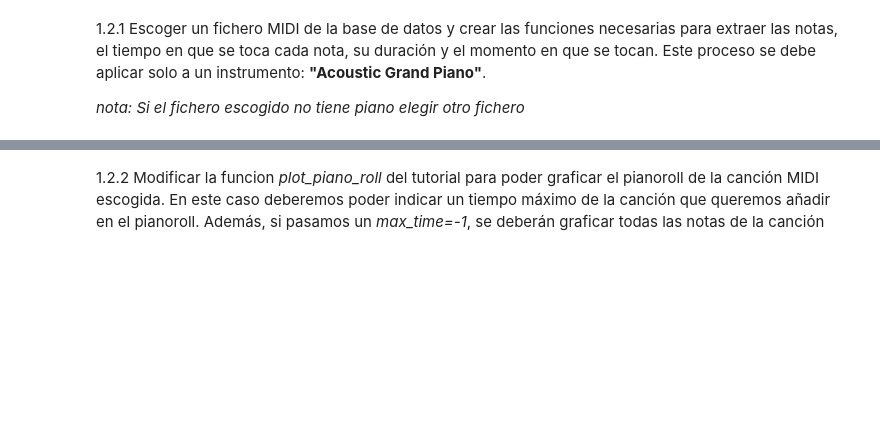
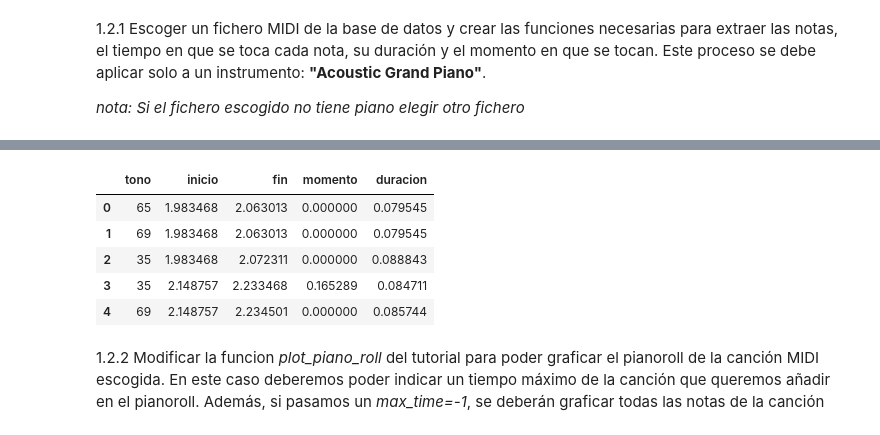
Before and after one commit to mtablado/uoc2022_deeplearning_pec3, a Jupyter notebook: 2021-2_M2.875_PEC3_Enunciado.ipynb, the cells around one changed output, grey strips where cells are left out. Saved outputs shown, nothing was run; the diff lists cells and outputs as text; code cells hidden in the pictures; blank space fills up the shorter version.

Commit message:
Procesado MIDI

```diff
--- a/2021-2_M2.875_PEC3_Enunciado.ipynb
+++ b/2021-2_M2.875_PEC3_Enunciado.ipynb
@@ -68,2 +142,31 @@ En esta sección vamos a entender un poco mejor la información que contiene un
+# %%
+def midi_to_notes(instrument: pm.Instrument) -> pd.DataFrame:
+  notes = collections.defaultdict(list)
+
+  # Sort the notes by start time
+  sorted_notes = sorted(instrument.notes, key=lambda note: note.start)
+  prev_start = sorted_notes[0].start
+
+  for note in sorted_notes:
+    start = note.start
+    end = note.end
+    notes['tono'].append(note.pitch)
+    notes['inicio'].append(start)
+    notes['fin'].append(end)
+    notes['momento'].append(start - prev_start)
+    notes['duracion'].append(end - start)
+    prev_start = start
+
+  return pd.DataFrame({name: np.array(value) for name, value in notes.items()})
+
+raw_notes = midi_to_notes(piano)
+raw_notes.head()
+# %% [output]
+|  | tono | inicio | fin | momento | duracion |
+| 0 | 65 | 1.983468 | 2.063013 | 0.000000 | 0.079545 |
+| 1 | 69 | 1.983468 | 2.063013 | 0.000000 | 0.079545 |
+| 2 | 35 | 1.983468 | 2.072311 | 0.000000 | 0.088843 |
+| 3 | 35 | 2.148757 | 2.233468 | 0.165289 | 0.084711 |
+| 4 | 69 | 2.148757 | 2.234501 | 0.000000 | 0.085744 |
 # %% [markdown]
 1.2.2 Modificar la funcion *plot_piano_roll* del tutorial para poder graficar el pianoroll de la canción MIDI escogida. En este caso deberemos poder indicar un tiempo máximo de la canción que queremos añadir en el pianoroll. Además, si pasamos un *max_time=-1*, se deberán graficar todas las notas de la canción
```
Also changed, not shown: parts of 7 cells of this notebook.
